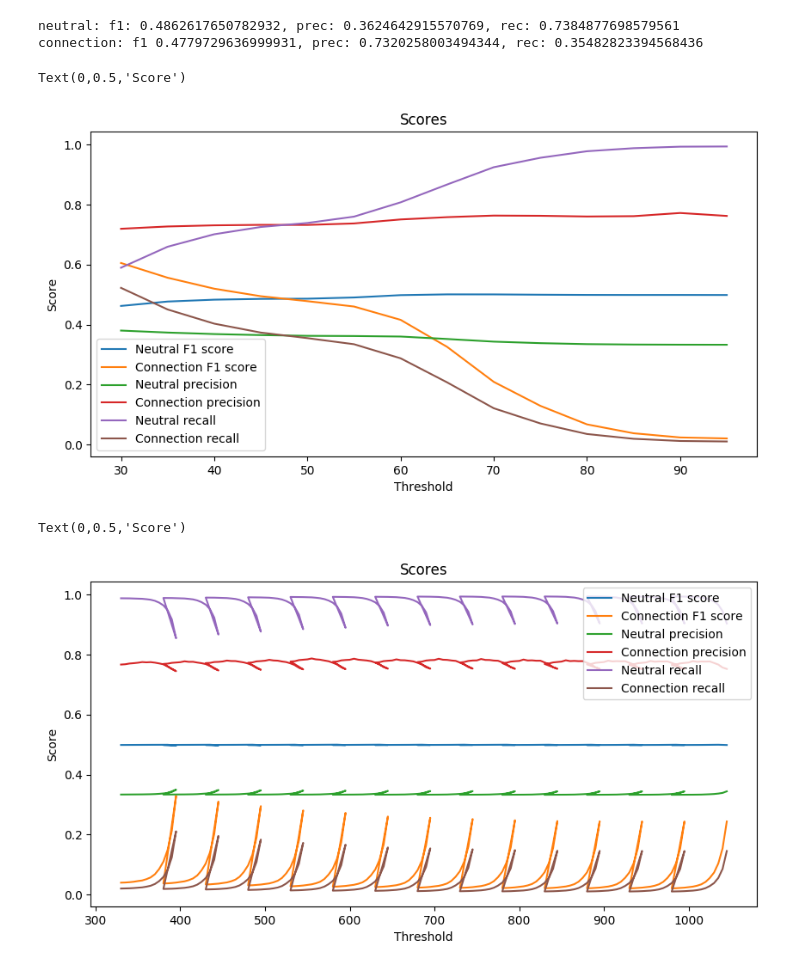
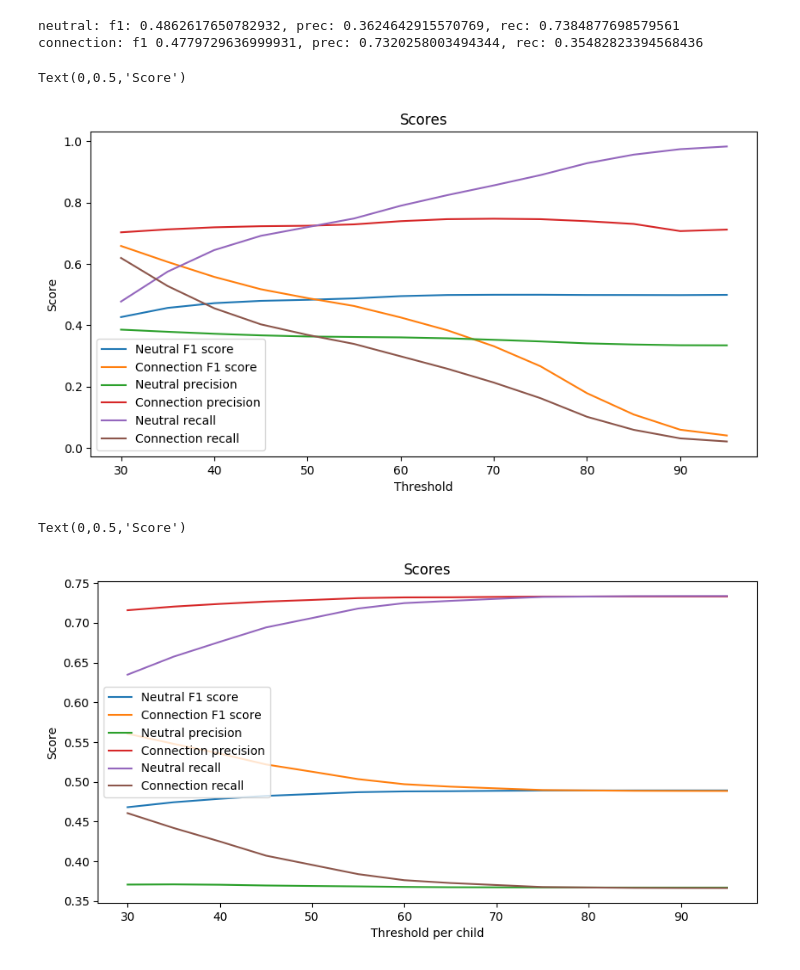
Before and after one commit to recski/semantic_parsing_szte_bme, a Jupyter notebook: nli_baselines/Kinga/baseline.ipynb, the cells around one changed output. Cells and saved outputs as stored; diff of their text form; code cells hidden in the pictures.

```diff
--- a/nli_baselines/Kinga/baseline.ipynb
+++ b/nli_baselines/Kinga/baseline.ipynb
@@ -17,7 +17,10 @@ def avg_diff(threshold):
         for relations in sentences[sentence_id]["relations"]:
             if relations["root"] > best_root["root"]:
                 best_root = relations
-        prediction = (best_root["root"] + np.mean(best_root["children"])) / 2 if best_root["children"] != [] else best_root["root"]
+        if "children" in best_root:
+            prediction = (best_root["root"] + np.mean(best_root["children"])) / 2 if best_root["children"] != [] else best_root["root"]
+        else:
+            prediction = best_root["root"]
         if prediction > threshold and abs(sentences[sentence_id]["label"]) == 1:
             connection.TP += 1
         elif prediction > threshold and abs(sentences[sentence_id]["label"]) == 0:
@@ -37,8 +40,8 @@ def threshold_diff(root_threshold, child_threshold):
         for relations in sentences[sentence_id]["relations"]:
             if relations["root"] > best_root["root"]:
                 best_root = relations
-        if best_root["children"] != []:
-            prediction = 1 if best_root["root"] > root_threshold and max(best_root["children"]) > child_threshold and min(best_root["children"]) > 1 - child_threshold else 0
+        if "children" in best_root and best_root["children"] != []:
+            prediction = 1 if best_root["root"] > root_threshold and max(best_root["children"]) > child_threshold else 0
         else:
             prediction = 1 if best_root["root"] > root_threshold else 0
         if prediction == abs(sentences[sentence_id]["label"]) and abs(sentences[sentence_id]["label"]) == 1:
@@ -91,7 +94,7 @@ plt.xlabel('Threshold')
 plt.ylabel('Score')
 # %% [output]
 Text(0,0.5,'Score')
-[figure, old version]
+[figure, new version]
 # %%
 neutral_f1 = []
 neutral_prec = []
@@ -111,19 +114,19 @@ for t in thresholds:
     connection_prec.append(connection.precision())
     connection_rec.append(connection.recall())
 # %%
-plot_threshold = [100 * x + y for (x, y) in thresholds]
+threshold = [x for x in range(30, 100, 5)]
 fig = plt.figure(figsize=(10, 5), dpi=100)
-plt.plot(plot_threshold, neutral_f1, label = "Neutral F1 score")
-plt.plot(plot_threshold, connection_f1, label = "Connection F1 score")
-plt.plot(plot_threshold, neutral_prec, label = "Neutral precision")
-plt.plot(plot_threshold, connection_prec, label = "Connection precision")
-plt.plot(plot_threshold, neutral_rec, label = "Neutral recall")
-plt.plot(plot_threshold, connection_rec, label = "Connection recall")
+plt.plot(threshold, neutral_f1[0:len(threshold)], label = "Neutral F1 score")
+plt.plot(threshold, connection_f1[0:len(threshold)], label = "Connection F1 score")
+plt.plot(threshold, neutral_prec[0:len(threshold)], label = "Neutral precision")
+plt.plot(threshold, connection_prec[0:len(threshold)], label = "Connection precision")
+plt.plot(threshold, neutral_rec[0:len(threshold)], label = "Neutral recall")
+plt.plot(threshold, connection_rec[0:len(threshold)], label = "Connection recall")
 plt.legend()
 
 plt.title('Scores')
-plt.xlabel('Threshold')
+plt.xlabel('Threshold per child')
 plt.ylabel('Score')
 # %% [output]
 Text(0,0.5,'Score')
-[figure, old version]
+[figure, new version]
```
Also changed, not shown: parts of 1 cell of this notebook, 2 other files.
